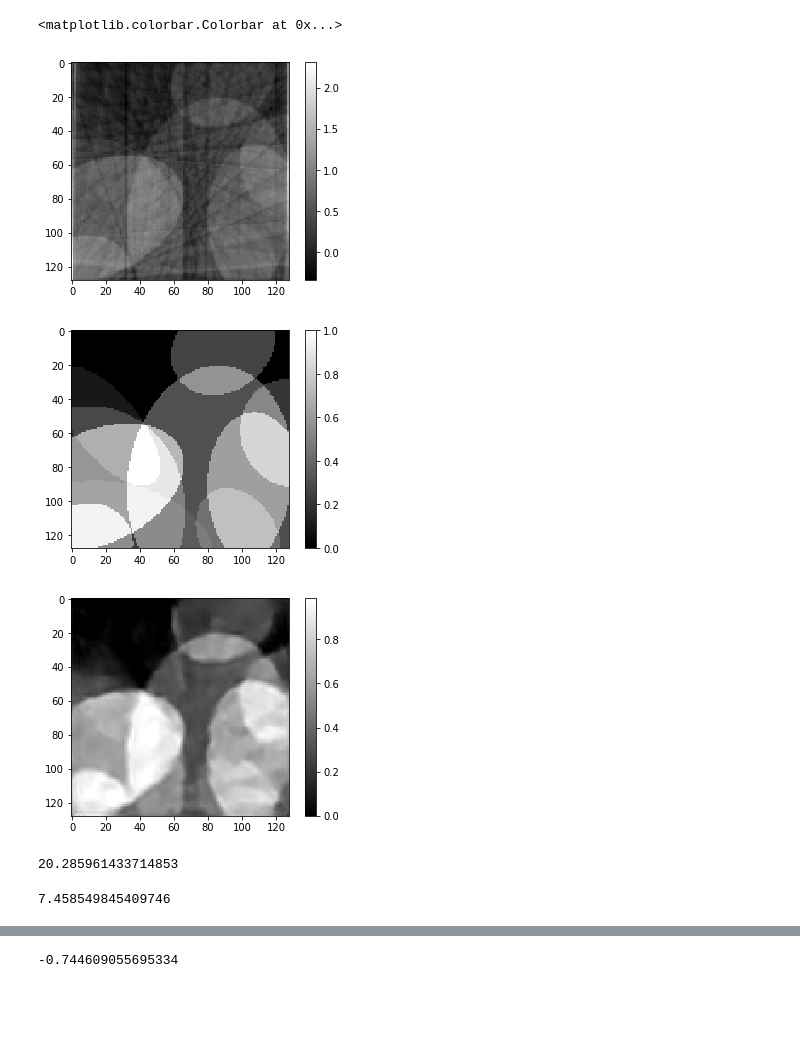
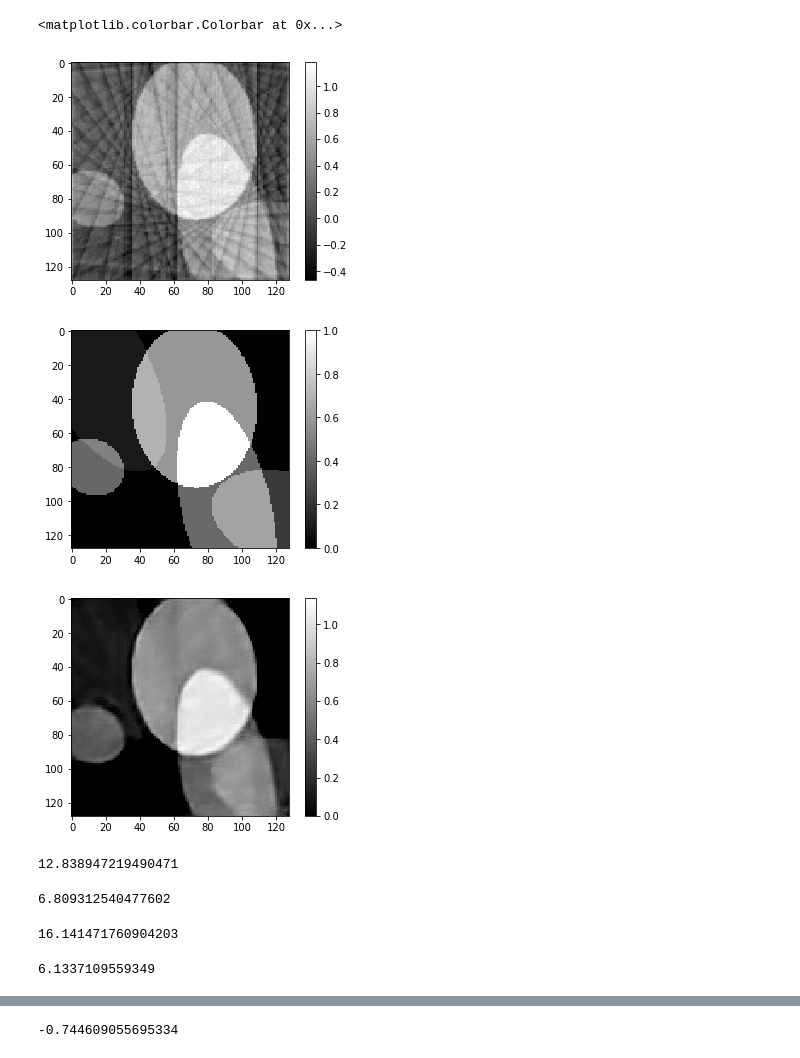
Before and after one commit to kvarun95/fbpconvnet, a Jupyter notebook: src/train.ipynb, the cells around one changed output, grey strips where cells are left out. Drawn from its saved outputs; the diff is of its cells as text; code cells hidden in the pictures; blank space fills up the shorter version.

```diff
--- a/src/train.ipynb
+++ b/src/train.ipynb
@@ -10,7 +10,7 @@ from train import *
 # %%
 fbpcnn = fbpconvnet()
 
-X_train, X_test, E_train, E_test = load_dataset(100, 5, which='ellipses')
+X_train, X_test, E_train, E_test = load_dataset(20, 5, which='ellipses')
 # %%
 plt.figure(1);plt.imshow(X_train[0,:,:,0])
 plt.figure(2);plt.imshow(E_train[0,:,:,0])
@@ -21,11 +21,12 @@ plt.figure(2);plt.imshow(E_train[0,:,:,0])
 # %%
-fbpcnn.compile(optimizer=tf.train.AdamOptimizer(learning_rate=0.001),
+fbpcnn.compile(optimizer=tf.train.AdamOptimizer(learning_rate=0.0001),
               loss='mean_squared_error',#euclidean_loss,
+#               loss=euclidean_loss,
               metrics=['mean_squared_error'])
 #               metrics=[euclidean_loss])
 fbpcnn.fit(X_train, E_train,
           batch_size=1,
-          epochs=200)
+          epochs=20)
 duration = 1000  # millisecond
 freq = 440  # Hz
 winsound.Beep(freq, duration)
@@ -57,13 +58,21 @@ print(test_loss, test_acc)
 # %%
-X_recon = fbpcnn.predict(X_test)
-plt.figure(1);plt.imshow(X_test[0,:,:,0], cmap='gray');plt.colorbar()
-plt.figure(2);plt.imshow(E_test[0,:,:,0], cmap='gray');plt.colorbar()
-plt.figure(3);plt.imshow(X_recon[0,:,:,0], cmap='gray');plt.colorbar()
+X_recon = fbpcnn.predict(X_train)
+plt.figure(1);plt.imshow(X_train[6,:,:,0], cmap='gray');plt.colorbar()
+plt.figure(2);plt.imshow(E_train[6,:,:,0], cmap='gray');plt.colorbar()
+plt.figure(3);plt.imshow(X_recon[6,:,:,0], cmap='gray');plt.colorbar()
 
 # X_recon_edit = (X_recon-1.5)*(X_recon>=1.5)
 # plt.figure(3);plt.imshow(X_recon_edit[1,:,:,0], cmap='gray');plt.colorbar()
 # %% [output]
 <matplotlib.colorbar.Colorbar at 0x...>
-[figure, old version]
+[figure, new version]
-[figure, old version]
+[figure, new version]
-[figure, old version]
+[figure, new version]
+# %%
+la.norm(E_train[0,:,:,0].flatten() - X_train[0,:,:,0].flatten())
+# %% [output]
+12.838947219490471
+# %%
+la.norm(E_train[0,:,:,0].flatten() - X_recon[0,:,:,0].flatten())
+# %% [output]
+6.809312540477602
@@ -70,11 +81,11 @@ plt.figure(3);plt.imshow(X_recon[0,:,:,0], cmap='gray');plt.colorbar()
 # %%
 la.norm(E_test[0,:,:,0].flatten() - X_test[0,:,:,0].flatten())
 # %% [output]
-20.285961433714853
+16.141471760904203
 # %%
 la.norm(E_test[0,:,:,0].flatten() - X_recon[0,:,:,0].flatten())
 # %% [output]
-7.458549845409746
+6.1337109559349
 # %%
 sess = tf.InteractiveSession()
 print(euclidean_loss(X_recon, E_train).eval())
```
Also changed, not shown: parts of 5 cells of this notebook.
